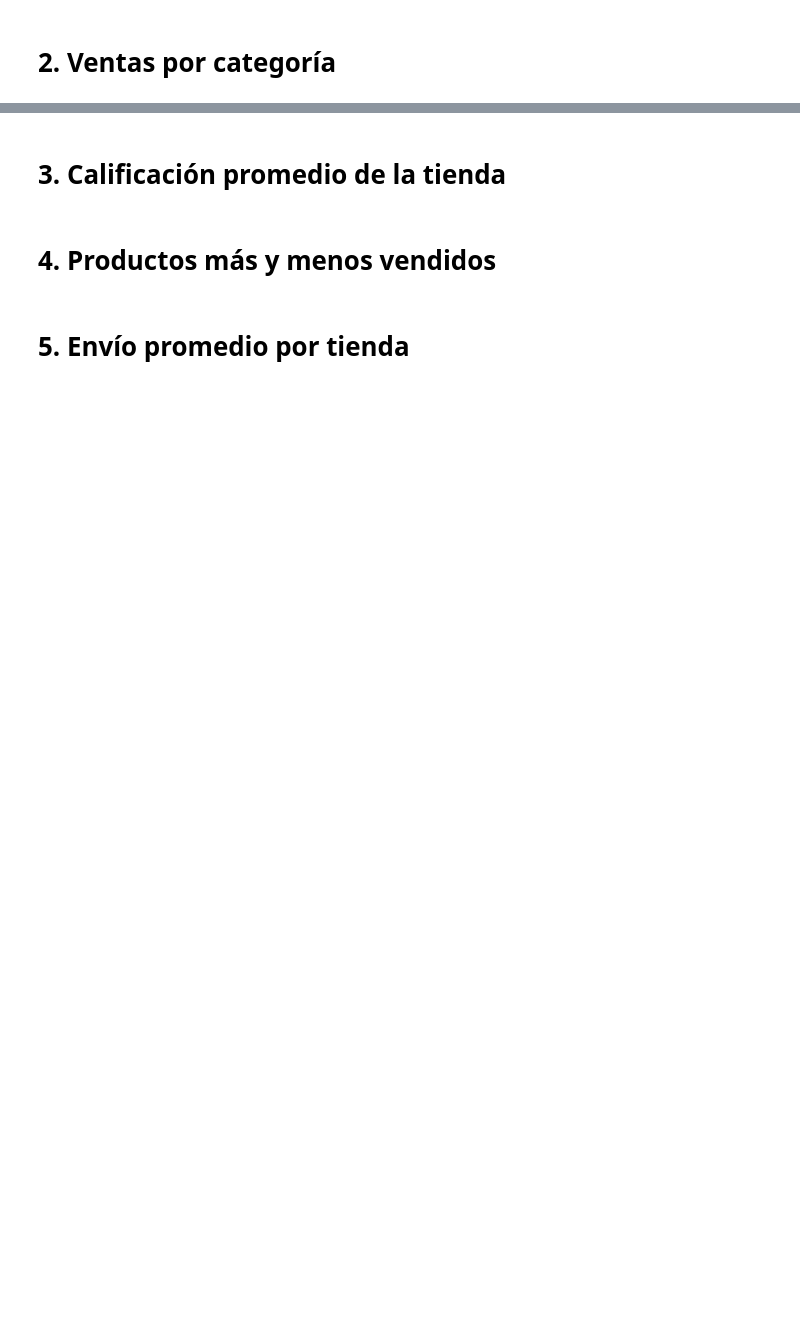
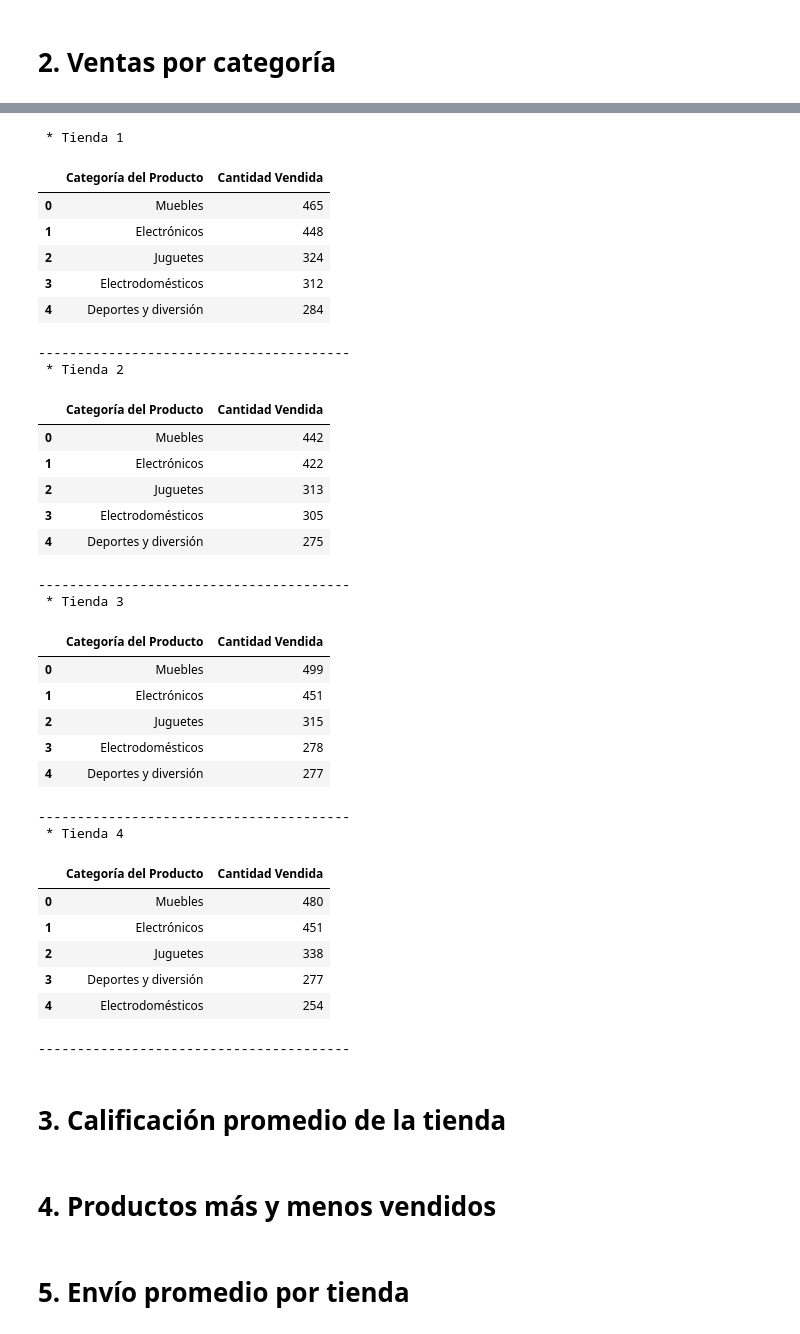
Before and after one commit to Tilyberto/Portafolio, a Jupyter notebook: AluraStoreLatam.ipynb, the cells around one changed output, grey strips where cells are left out. Cells and saved outputs as stored; diff of their text form; code cells hidden in the pictures; blank space fills up the shorter version.

```diff
--- a/AluraStoreLatam.ipynb
+++ b/AluraStoreLatam.ipynb
@@ -60,3 +73,45 @@ ingresos_df
+# %%
+tiendas = [tienda1, tienda2, tienda3, tienda4]
+
+for i, tienda in enumerate(tiendas, start=1):
+    categorias = tienda["Categoría del Producto"].value_counts().reset_index()
+    categorias.columns = ["Categoría del Producto", "Cantidad Vendida"]
+    print(f" * Tienda {i}")
+    display(categorias.head())  # Muestra las más vendidas
+    print("-" * 40)
+# %% [output]
+ * Tienda 1
+|  | Categoría del Producto | Cantidad Vendida |
+| 0 | Muebles | 465 |
+| 1 | Electrónicos | 448 |
+| 2 | Juguetes | 324 |
+| 3 | Electrodomésticos | 312 |
+| 4 | Deportes y diversión | 284 |
+----------------------------------------
+ * Tienda 2
+|  | Categoría del Producto | Cantidad Vendida |
+| 0 | Muebles | 442 |
+| 1 | Electrónicos | 422 |
+| 2 | Juguetes | 313 |
+| 3 | Electrodomésticos | 305 |
+| 4 | Deportes y diversión | 275 |
+----------------------------------------
+ * Tienda 3
+|  | Categoría del Producto | Cantidad Vendida |
+| 0 | Muebles | 499 |
+| 1 | Electrónicos | 451 |
+| 2 | Juguetes | 315 |
+| 3 | Electrodomésticos | 278 |
+| 4 | Deportes y diversión | 277 |
+----------------------------------------
+ * Tienda 4
+|  | Categoría del Producto | Cantidad Vendida |
+| 0 | Muebles | 480 |
+| 1 | Electrónicos | 451 |
+| 2 | Juguetes | 338 |
+| 3 | Deportes y diversión | 277 |
+| 4 | Electrodomésticos | 254 |
+----------------------------------------
 # %% [markdown]
 # 3. Calificación promedio de la tienda
 # %% [markdown]
```
Also changed, not shown: parts of 2 cells of this notebook.
